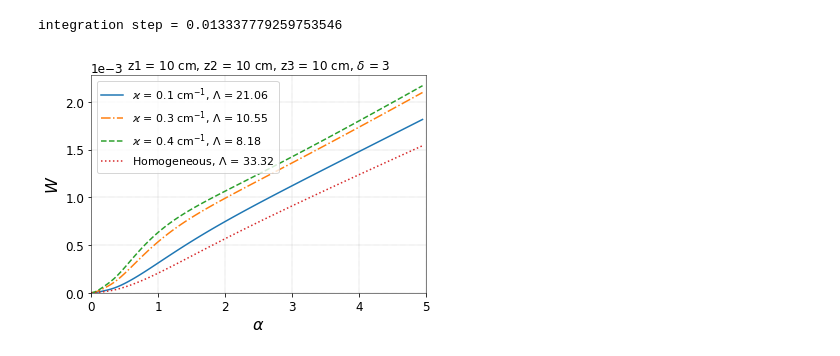
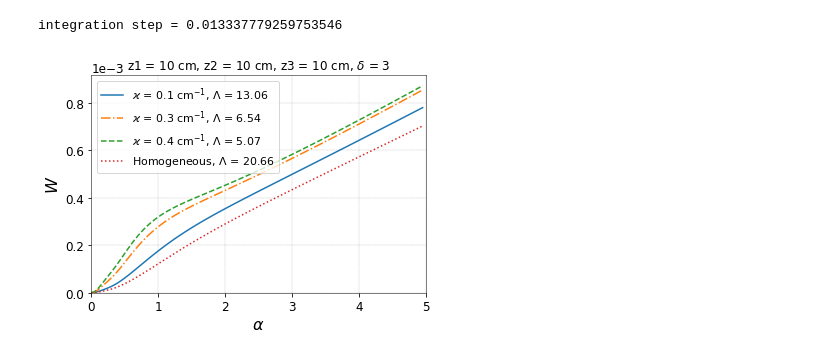
Before and after one commit to sakhnos/Paper4_Plasma, a Jupyter notebook: Plasma_W()_exp_normalized_T(z).ipynb, the cells around one changed output. Cells and saved outputs as stored; diff of their text form; code cells hidden in the pictures.

```diff
--- a/Plasma_W()_exp_normalized_T(z).ipynb
+++ b/Plasma_W()_exp_normalized_T(z).ipynb
@@ -271,14 +245,11 @@ E2FourL_visualisation() # spectra visualisation
 # %%
-
-def W(beta, alpha, delta, z, kappa, za, zb, w0, f0, E0, T, M, N0, delta_small):
+def W(beta, alpha, delta, z, kappa, za, zb, w0, f0, E0, M, N0, delta_small):
     a = (np.pi/4) * f0 * E0 ** 2 * alpha ** 2 / (w0 * delta)
     LkappaVal = Lkappa(delta, f0, N0, z, kappa, za, zb)
     J = np.zeros(len(beta))
     for i in range(len(beta)):
-       J[i] = Doppler(w0 + delta * beta[i], w0, T, M) * np.exp(-(beta[i] - delta_small) ** 2 * alpha ** 2 -\
-                                                               LkappaVal *  Doppler(w0 + delta * beta[i], w0, T, M) / Gmax(delta))
-
-    #plt.plot(beta, J)
+       J[i] = Doppler(w0 + delta * beta[i], w0, delta, M) * np.exp(-(beta[i] - delta_small) ** 2 * alpha ** 2 -\
+                                                               LkappaVal *  Doppler(w0 + delta * beta[i], w0, delta, M) / Gmax(delta))
     integral = a * np.trapz(J, beta)
     return integral
 
@@ -293,7 +264,6 @@ def W_visualisation():
     N0 = 2 * 10 ** 14  # my own profile 14
     w0 = 10.199 / 27.2   # 10.199 alfa, 12.094 - beta
     f0 = 0.416
-    T = 10 / 27.2
     M = 1828
 
     z = 10   # 2
@@ -301,10 +271,9 @@ def W_visualisation():
     z1 = z
     z2 = z
     z3 = z
-    delta = delta_wik(w0, T, M)
-    delta_small = 3 # 3 or 5    frequency detuning
-    #print(delta * 27.2 * 1000)
-    #delta = 1.25 * 10 ** (-3) / 27.2  # width of line
+    delta = delta_wik(z, w0, M) # temperature dependent width of line
+    delta_small = 3 # 3 or 5    #frequency detuning
+
 
     kappa1 = 0.1  # 0.05
     kappa2 = 0.3  # 0.1
@@ -319,19 +288,20 @@ def W_visualisation():
     fig.patch.set_facecolor('xkcd:white') # outer color
 
     for i in range(len(alpha)): # def W(beta, alpha, delta, z, kappa,      za, zb, w0, f0, E0, T, M, N0, delta_small):
-        W1[i] = W(beta, alpha[i], delta, z1, kappa1, za, zb, w0, f0, E0, T, M, N0, delta_small)
+        W1[i] = W(beta, alpha[i], delta, z1, kappa1, za, zb, w0, f0, E0, M, N0, delta_small)
     plt.plot(alpha, W1, '')
 
     for i in range(len(alpha)): # W(beta, alpha, delta, z, kappa, d, w0, f0, E0, T, M, N0):
-        W2[i] = W(beta, alpha[i], delta, z2, kappa2, za, zb, w0, f0, E0, T, M, N0, delta_small)
+        W2[i] = W(beta, alpha[i], delta, z2, kappa2, za, zb, w0, f0, E0, M, N0, delta_small)
     plt.plot(alpha, W2, '-.')
 
     for i in range(len(alpha)): # W(beta, alpha, delta, z, kappa, d, w0, f0, E0, T, M, N0):
-        W3[i] = W(beta, alpha[i], delta, z3, kappa3, za, zb, w0, f0, E0, T, M, N0, delta_small)
+        W3[i] = W(beta, alpha[i], delta, z3, kappa3, za, zb, w0, f0, E0, M, N0, delta_small)
     plt.plot(alpha, W3, '--')
 
     for i in range(len(alpha)): # W_homo(beta, alpha[i], delta, z, d, w0, f0, E0, T, M, N0, delta_small):
-        Wh[i] = W_homo(beta, alpha[i], delta, z, za, w0, f0, E0, T, M, N0, delta_small)
+        Wh[i] = W_homo(beta, alpha[i], delta, z, za, w0, f0, E0, M, N0, delta_small)
+
     plt.plot(alpha, Wh, ':')
 
     plt.xlabel(r'$\alpha$', {'color': 'k', 'fontsize': 16})
@@ -341,34 +311,34 @@ def W_visualisation():
     plt.legend([r"$\varkappa$ = " + str(kappa1) + str(" cm$^{-1}$, ") + r'$\Lambda$ = ' + str(round(Lkappa(delta, f0, N0, z, kappa1, za, zb), 2)),
                 r"$\varkappa$ = " + str(kappa2) + str(" cm$^{-1}$, ") + r'$\Lambda$ = ' + str(round(Lkappa(delta, f0, N0, z, kappa2, za, zb), 2)),
                 r"$\varkappa$ = " + str(kappa3) + str(" cm$^{-1}$, ") + r'$\Lambda$ = ' + str(round(Lkappa(delta, f0, N0, z, kappa3, za, zb), 2)),
-               r"Homogeneous, "+ r'$\Lambda$ = ' + str(round(Lkappa_homo(delta, f0, N0, z1, za), 2)) ], loc='best', fontsize = 11)
+               r"Homogeneous, "+ r'$\Lambda$ = ' + str(round(Lkappa_homo(delta, f0, N0, z, za), 2)) ], loc='best', fontsize = 11)
 
-
+                                                                                               #Lkappa(delta, f0, N0, z, kappa, za, zb)
     ax = plt.gca()
     # ax.yaxis.set_major_formatter(StrMethodFormatter('{x:,.0f}')) # No decimal places
     ax.set_facecolor((1.0, 1.0, 1.0))    # background color
     ax.spines['bottom'].set_linewidth(0.5)
     ax.spines['bottom'].set_color('0.0')
     ax.spines['top'].set_linewidth(0.5)
     ax.spines['top'].set_color('0.0')
     ax.spines['left'].set_linewidth(0.5)
     ax.spines['left'].set_color('0.0')
     ax.spines['right'].set_linewidth(0.5)
     ax.spines['right'].set_color('0.0')
     ax.grid(b=True, which='major', axis='both', color = 'k', linestyle=':', linewidth=0.2)
     plt.xlim(0, alpha[-1] + alpha[1] - alpha[0], auto = True)    # + alpha[1] - alpha[0]
     for tick in ax.yaxis.get_major_ticks(): # size of numbers of Y-axia
         tick.label.set_fontsize(12)
     for tick in ax.xaxis.get_major_ticks():
         tick.label.set_fontsize(12)
         #ax.yaxis.set_major_formatter(StrMethodFormatter('{x:,.0f}')) # No decimal places
     plt.ylim(0)   # round(Lkappa(delta, f0, N0, z1, kappa1, d))
     plt.ticklabel_format(style='sci', axis='y', scilimits=(0, 0), useOffset=False)
     ax.yaxis.get_offset_text().set_fontsize(12) # size of the power in sci lim
     plt.title("z1 = " + str(z1) + " cm, " "z2 = " + str(z2) + " cm, " + "z3 = " + str(z3) + " cm, " +  "$\delta$ = " + str(delta_small))
     plt.show()
 
 W_visualisation()
 # %% [output]
 integration step = 0.013337779259753546
-[figure, old version]
+[figure, new version]
```
Also changed, not shown: parts of 1 cell of this notebook.
